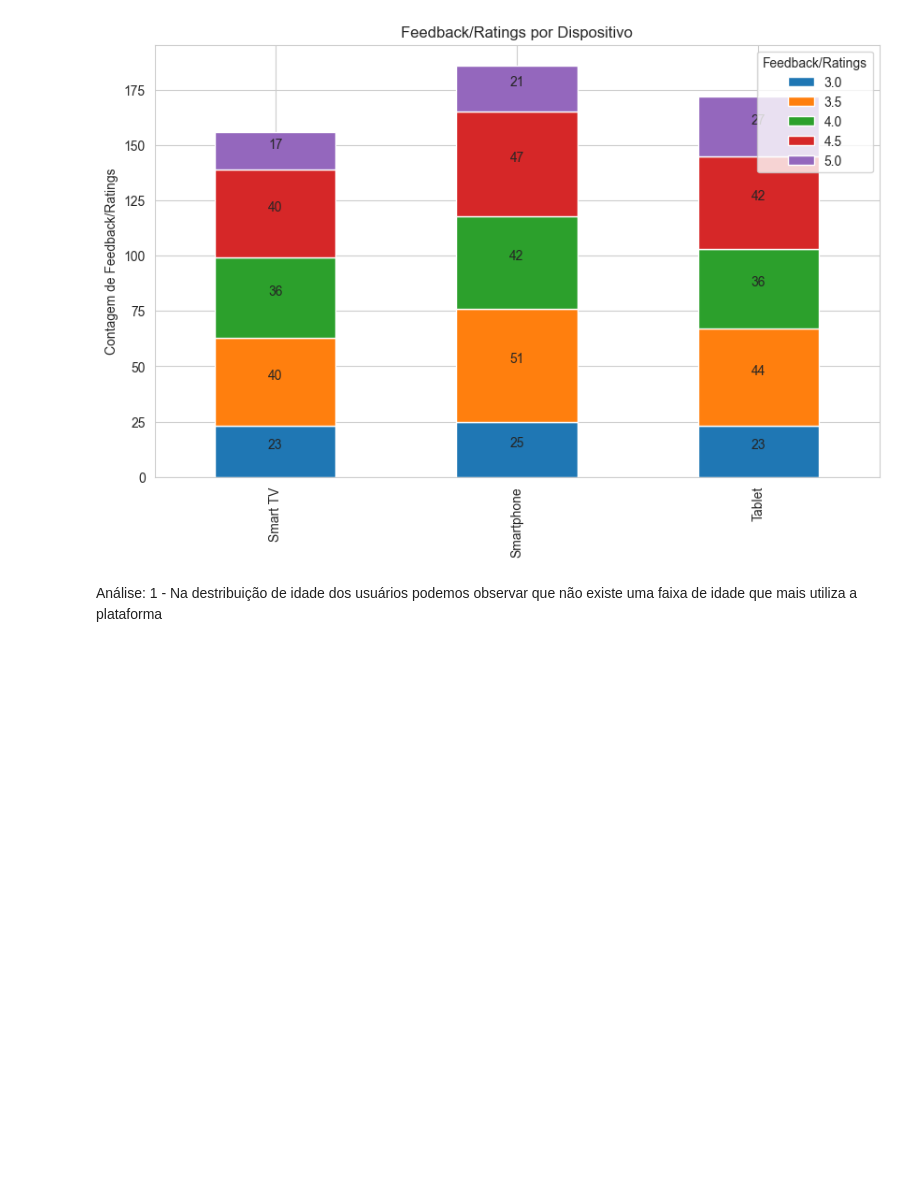
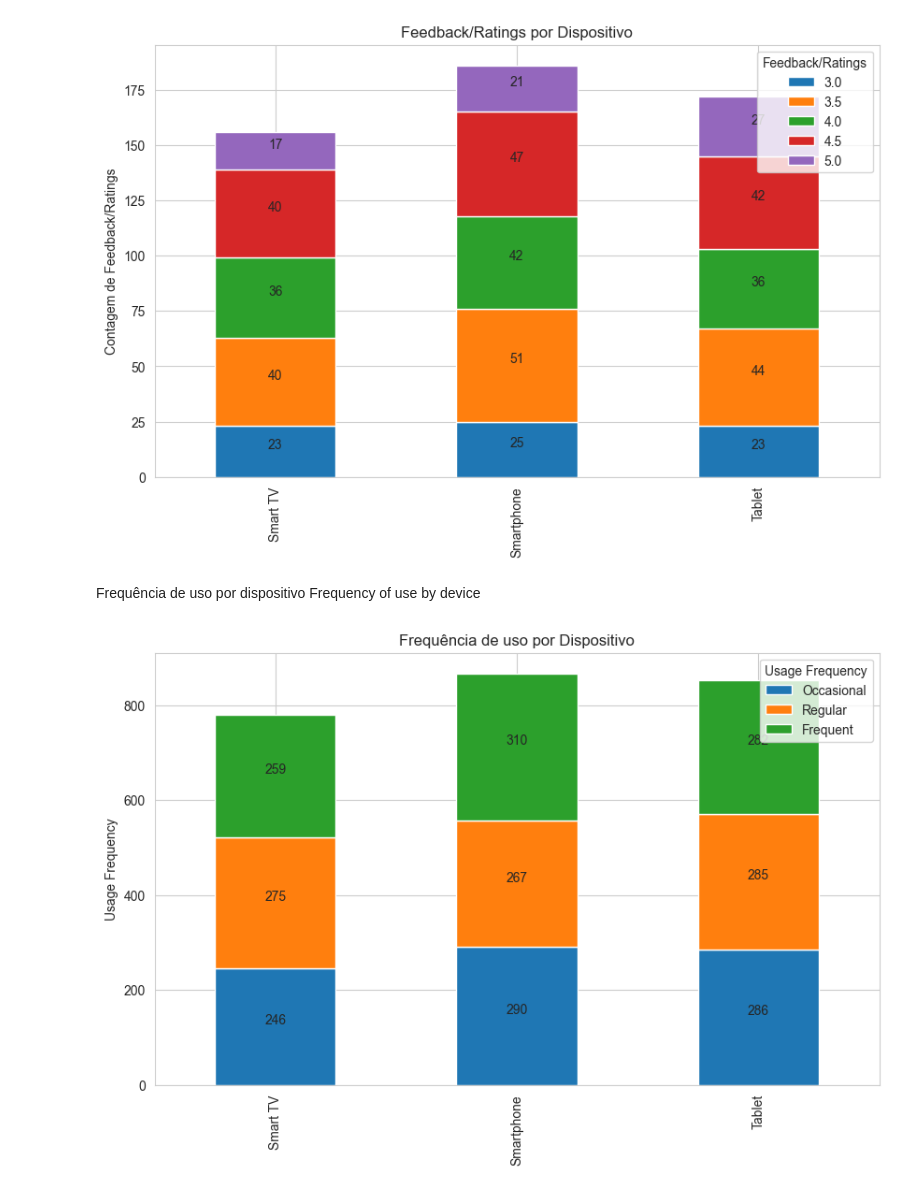
Before and after one commit to RafaelEliaas/PrimeVideoAnalysis, a Jupyter notebook: PrimeVideoAnalysis.ipynb, the cells around one changed output. Cells and saved outputs as stored; diff of their text form; code cells hidden in the pictures; blank space fills up the shorter version.

```diff
--- a/PrimeVideoAnalysis.ipynb
+++ b/PrimeVideoAnalysis.ipynb
@@ -332,6 +406,33 @@ for p in ax.patches:
 plt.show()
 # %% [output]
 [figure]
-# %% [markdown]
-Análise:
-1 - Na destribuição de idade dos usuários podemos observar que não existe uma faixa de idade que mais utiliza a plataforma
+# %% [markdown]
+Frequência de uso por dispositivo
+Frequency of use by device
+# %%
+df['Usage Frequency'] = df['Usage Frequency'].replace({'Occasional':1, 'Regular':2, 'Frequent':3})
+df['Usage Frequency'] = df['Usage Frequency'].astype(int)
+# %%
+dispositivo_frequencia = df.groupby('Devices Used')['Usage Frequency'].value_counts().unstack(fill_value=0)
+
+ax = dispositivo_frequencia.plot(kind='bar', stacked=True, figsize=(10, 6))
+plt.title('Frequência de uso por Dispositivo')
+plt.xlabel('')
+plt.ylabel('Usage Frequency')
+plt.legend(title='Feedback/Ratings')
+
+new_labels = {'1': 'Occasional', '2': 'Regular', '3': 'Frequent'}
+handles, labels = ax.get_legend_handles_labels()
+new_labels = {old_label: new_labels.get(old_label, old_label) for old_label in labels}
+ax.legend(handles, [new_labels[label] for label in labels], title='Usage Frequency')
+
+for p in ax.patches:
+    width = p.get_width()
+    height = p.get_height()
+    x, y = p.get_xy()
+    ax.annotate(int(height), (x + width / 2, y + height / 2), ha='center', va='center', xytext=(0, 5),
+                textcoords='offset points')
+
+plt.show()
+# %% [output]
+[figure, added]
```
Also changed, not shown: parts of 30 cells of this notebook.
